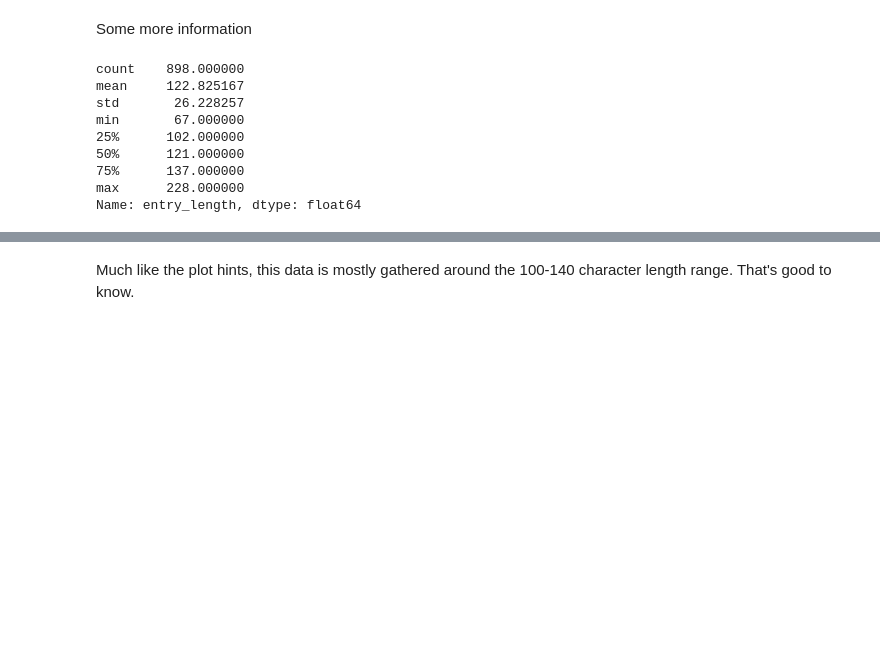
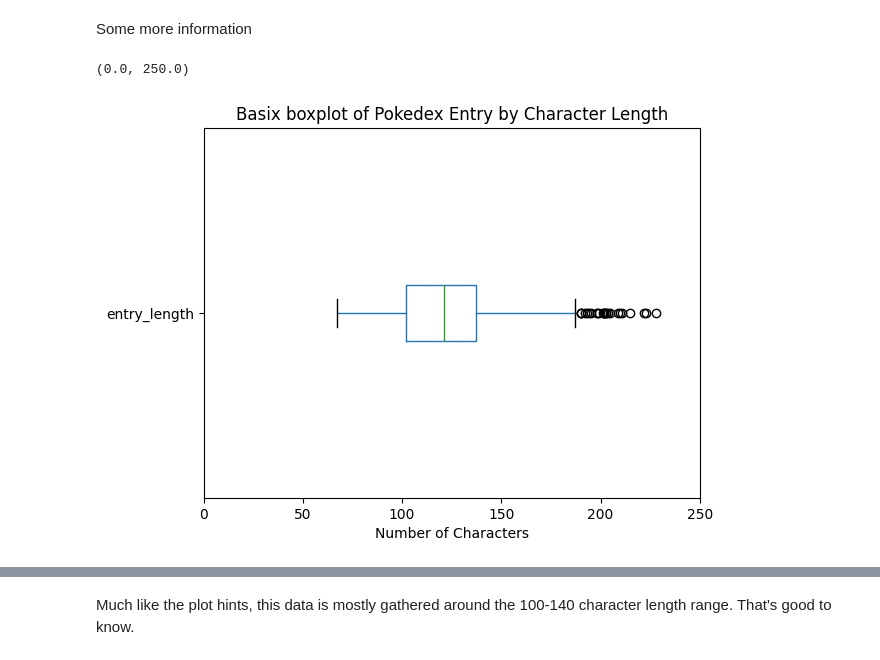
Before and after one commit to blamson/CS39AA-Project-blamson, a Jupyter notebook: pokemon_type_predictor.ipynb, the cells around one changed output, grey strips where cells are left out. Cells and saved outputs as stored; diff of their text form; code cells hidden in the pictures; blank space fills up the shorter version.

```diff
--- a/pokemon_type_predictor.ipynb
+++ b/pokemon_type_predictor.ipynb
@@ -166,14 +167,11 @@ Text(170, 205, '$\\mu = 122.83, \\sigma = 26.23$')
 # %% [markdown]
 Some more information
 # %%
-df.entry_length.describe()
+plt.rcParams["figure.figsize"] = plt.rcParamsDefault["figure.figsize"]
+df.boxplot(column="entry_length", vert=False, grid=False)
+plt.title("Basix boxplot of Pokedex Entry by Character Length")
+plt.xlabel("Number of Characters")
+plt.xlim(0,250)
 # %% [output]
-count    898.000000
-mean     122.825167
-std       26.228257
-min       67.000000
-25%      102.000000
-50%      121.000000
-75%      137.000000
-max      228.000000
-Name: entry_length, dtype: float64
+(0.0, 250.0)
+[figure, added]
```
Also changed, not shown: parts of 18 cells of this notebook, 2 other files.
